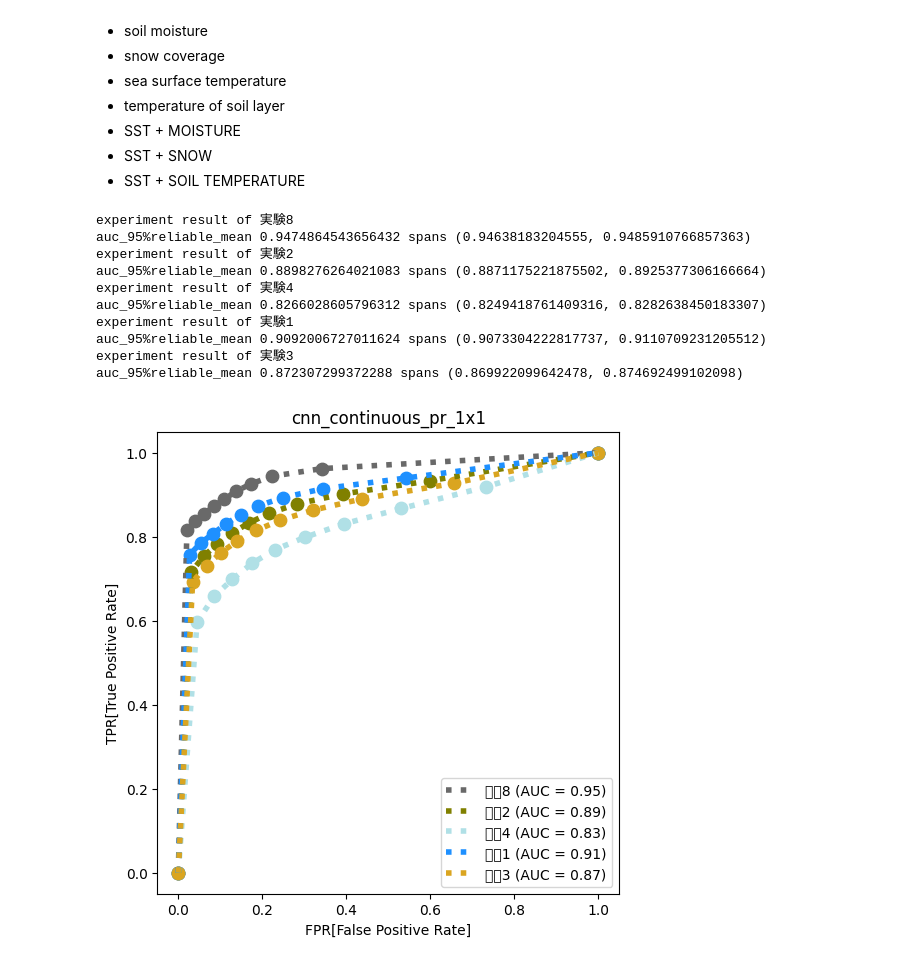
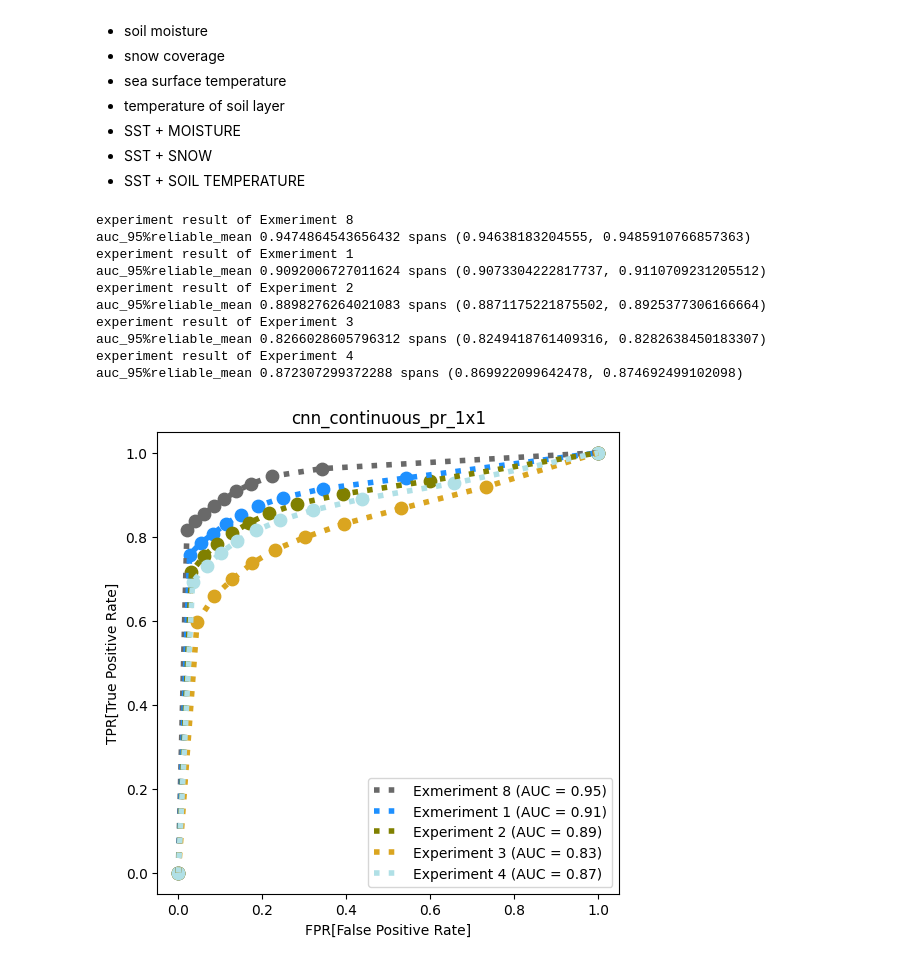
Before and after one commit to HalKiyo/ryzen5900_jupyter_test, a Jupyter notebook: test_workspace/cnn3_test/thai_roc_curve_comparison.ipynb, the cells around one changed output. Drawn from its saved outputs; the diff is of its cells as text; code cells hidden in the pictures.

Commit message:
experiment order

```diff
--- a/test_workspace/cnn3_test/thai_roc_curve_comparison.ipynb
+++ b/test_workspace/cnn3_test/thai_roc_curve_comparison.ipynb
@@ -195,7 +195,7 @@ def draw_roc_curve(roc_array, auc_array, name_list, color_list):
         # plot cnn_continuous percentile results
         plt.scatter(roc_array[i, :, 1], #fpr
                     roc_array[i, :, 0], # tpr
-                    s=80,
+                    s=70,
                     color=color_list[i])
 
     plt.axis("square")
@@ -206,43 +206,45 @@ def draw_roc_curve(roc_array, auc_array, name_list, color_list):
     plt.show()
 # %%
 input_path_list = [val_msot_MJJASO,
+                   val_o_MJJASO,
                    val_m_MJJASO,
+                   val_t_MJJASO,
                    val_s_MJJASO,
-                   val_o_MJJASO,
-                   val_t_MJJASO]
+                  ]
 result_path_list = [result_msot_MJJASO,
+                    result_o_MJJASO,
                     result_m_MJJASO,
+                    result_t_MJJASO,
                     result_s_MJJASO,
-                    result_o_MJJASO,
-                    result_t_MJJASO]
-#name_list = ['msot', 'm', 's', 'o', 't']
-name_list = ['Exmeriment 8', 'Exmeriment 2', 'Experiment 4', 'Experiment 1', 'Experiment 3']
+                   ]
+#name_list = ['msot', 'o', 'm', 't', 's']
+name_list = ['Exmeriment 8', 'Exmeriment 1', 'Experiment 2', 'Experiment 3', 'Experiment 4']
 #name_list = ['実験8', '実験2', '実験4', '実験1', '実験3']
-color_list = ['dimgrey', 'olive', 'powderblue', 'dodgerblue', 'goldenrod']
+color_list = ['dimgrey', 'dodgerblue', 'olive', 'goldenrod', 'powderblue']
 
 # result_mean has (11, 2)shape
 roc_list = []
 auc_list = []
 for inp, res, name in zip(input_path_list, result_path_list, name_list):
     print(f"experiment result of {name}")
     x_val, y_val, pred = load_pred(inp, res)
     result, result_mean, auc_all, mean_auc = auc_sample_mean(pred.T, y_val)
     roc_list.append(result_mean)
     auc_list.append(mean_auc)
 roc_array = np.array(roc_list)
 auc_array = np.array(auc_list)
 
 # draw comparison graphs
 draw_roc_curve(roc_array, auc_array, name_list, color_list)
 # %% [output]
-experiment result of 実験8
+experiment result of Exmeriment 8
 auc_95%reliable_mean 0.9474864543656432 spans (0.94638183204555, 0.9485910766857363)
-experiment result of 実験2
+experiment result of Exmeriment 1
+auc_95%reliable_mean 0.9092006727011624 spans (0.9073304222817737, 0.9110709231205512)
+experiment result of Experiment 2
 auc_95%reliable_mean 0.8898276264021083 spans (0.8871175221875502, 0.8925377306166664)
-experiment result of 実験4
+experiment result of Experiment 3
 auc_95%reliable_mean 0.8266028605796312 spans (0.8249418761409316, 0.8282638450183307)
-experiment result of 実験1
-auc_95%reliable_mean 0.9092006727011624 spans (0.9073304222817737, 0.9110709231205512)
-experiment result of 実験3
+experiment result of Experiment 4
 auc_95%reliable_mean 0.872307299372288 spans (0.869922099642478, 0.874692499102098)
-[figure, old version]
+[figure, new version]
```
